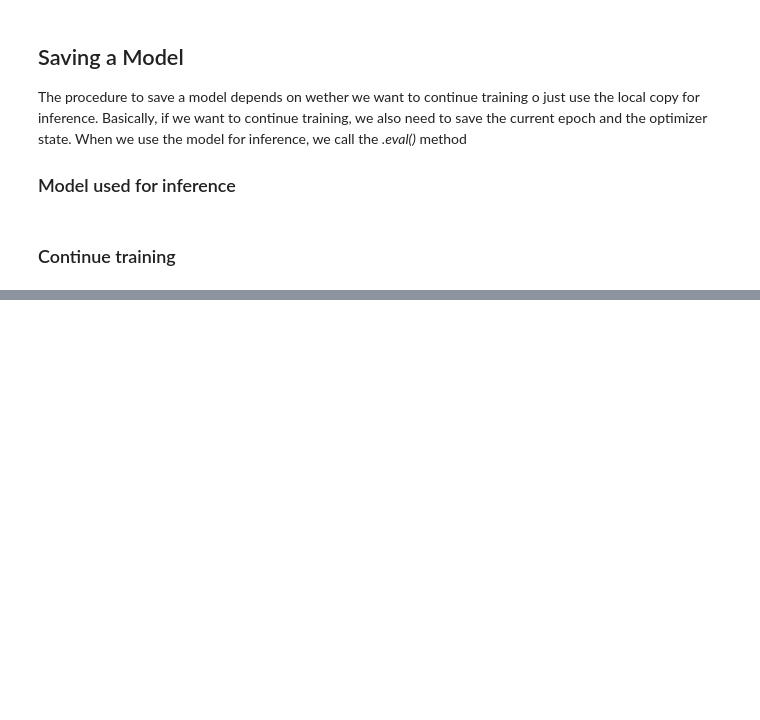
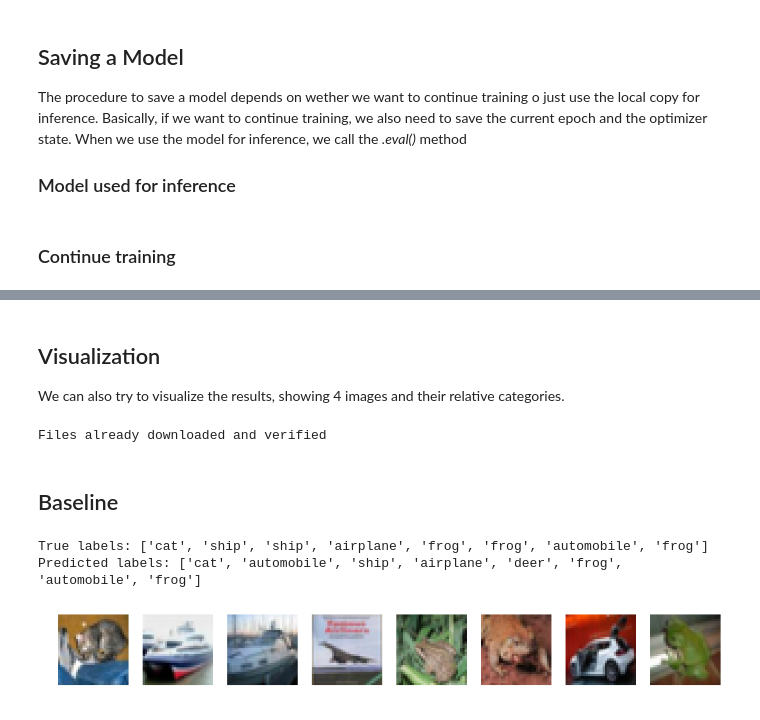
Before and after one commit to nicomon24/PyTorch101, a Jupyter notebook: PyTorch101 - Part 5 - Remote GPU Training.ipynb, the cells around one changed output, grey strips where cells are left out. Cells and saved outputs as stored; diff of their text form; code cells hidden in the pictures; blank space fills up the shorter version.

```diff
--- a/PyTorch101 - Part 5 - Remote GPU Training.ipynb
+++ b/PyTorch101 - Part 5 - Remote GPU Training.ipynb
@@ -72,0 +85,40 @@ As an extensive experiment, we want to try the same script, with little modifica
+# %% [markdown]
+## Visualization
+We can also try to visualize the results, showing 4 images and their relative categories.
+# %%
+transform = transforms.Compose([transforms.ToTensor()])
+testset = torchvision.datasets.CIFAR10(root='./cifar/cifar_data', train=False, download=True, transform=transform)
+testloader = torch.utils.data.DataLoader(testset, batch_size=8, shuffle=False, num_workers=2)
+
+classes = ["airplane","automobile","bird","cat","deer","dog","frog","horse","ship","truck"]
+# %% [output]
+Files already downloaded and verified
+# %%
+dataiter = iter(testloader)
+images, labels = dataiter.next()
+
+def show_results(net):
+    outputs = net(images)
+    o = outputs.detach().numpy()
+    predictions = np.argmax(o, axis=1)
+
+    print("True labels:", [classes[i] for i in labels])
+    print("Predicted labels:", [classes[i] for i in predictions])
+    f, ax = plt.subplots(1, 8, figsize=(16,4))
+    _images = np.transpose(images, [0, 2, 3, 1])
+    for i in range(_images.shape[0]):
+        ax[i].imshow(_images[i])
+        ax[i].set_axis_off()
+    plt.show()
+# %% [markdown]
+## Baseline
+# %%
+from cifar.archs import BaselineNet
+net = BaselineNet()
+net.load_state_dict(torch.load('cifar/model/baseline4e.torch', map_location='cpu'))
+net.eval()
+show_results(net)
+# %% [output]
+True labels: ['cat', 'ship', 'ship', 'airplane', 'frog', 'frog', 'automobile', 'frog']
+Predicted labels: ['cat', 'automobile', 'ship', 'airplane', 'deer', 'frog', 'automobile', 'frog']
+[figure, added]
```
Also changed, not shown: parts of 4 cells of this notebook, 4 other files.
